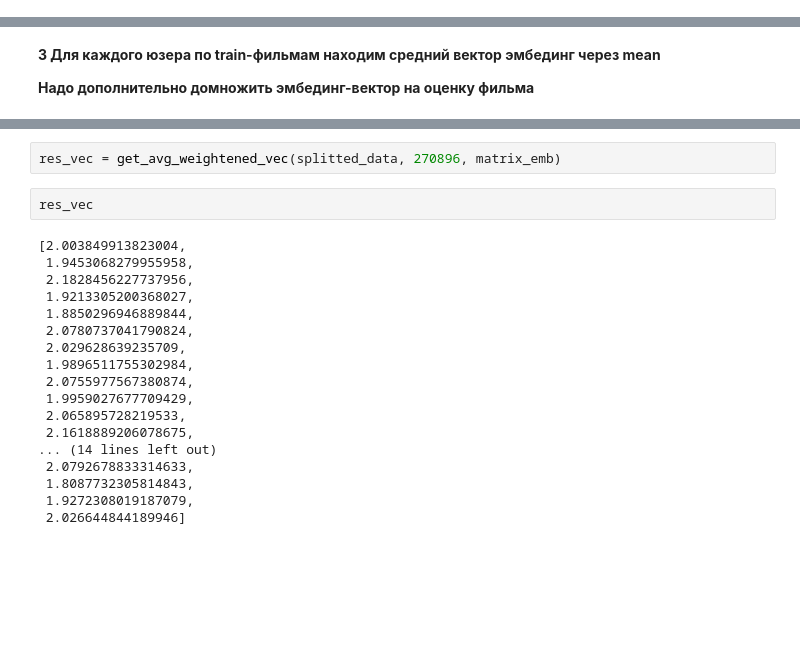
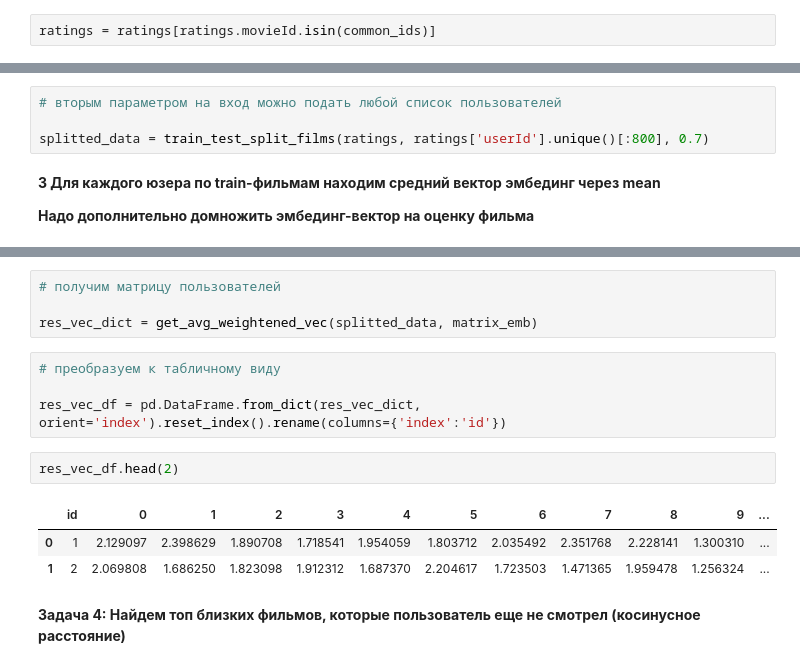
Before and after one commit to REU-DS-CLUB/RecSys-films, a Jupyter notebook: notebooks/artem_notebook.ipynb, the cells around one changed output, grey strips where cells are left out. Cells and saved outputs as stored; diff of their text form; blank space fills up the shorter version.

```diff
--- a/notebooks/artem_notebook.ipynb
+++ b/notebooks/artem_notebook.ipynb
@@ -101,0 +152,2 @@ ratings.sample(5)
+# %%
+ratings = ratings[ratings.movieId.isin(common_ids)]
@@ -145,3 +195,7 @@ splitted_data = train_test_split_films(ratings, 270896, 0.7)
+# %%
+# вторым параметром на вход можно подать любой список пользователей
+
+splitted_data = train_test_split_films(ratings, ratings['userId'].unique()[:800], 0.7)
 # %% [markdown]
 **3 Для каждого юзера по train-фильмам находим средний вектор эмбединг через mean**
 
@@ -177,22 +244,16 @@ def get_avg_weightened_vec(dict_name, user_id, movies_emb_df):
 # %%
-res_vec = get_avg_weightened_vec(splitted_data, 270896, matrix_emb)
+# получим матрицу пользователей
+
+res_vec_dict = get_avg_weightened_vec(splitted_data, matrix_emb)
-# %%
-res_vec
-# %% [output]
-[2.003849913823004,
- 1.9453068279955958,
- 2.1828456227737956,
- 1.9213305200368027,
- 1.8850296946889844,
- 2.0780737041790824,
- 2.029628639235709,
- 1.9896511755302984,
- 2.0755977567380874,
- 1.9959027677709429,
- 2.065895728219533,
- 2.1618889206078675,
-... (14 lines left out)
- 2.0792678833314633,
- 1.8087732305814843,
- 1.9272308019187079,
- 2.026644844189946]
+# %%
+# преобразуем к табличному виду
+
+res_vec_df = pd.DataFrame.from_dict(res_vec_dict, orient='index').reset_index().rename(columns={'index':'id'})
+# %%
+res_vec_df.head(2)
+# %% [output]
+|  | id | 0 | 1 | 2 | 3 | 4 | 5 | 6 | 7 | 8 | 9 | ... |
+| 0 | 1 | 2.129097 | 2.398629 | 1.890708 | 1.718541 | 1.954059 | 1.803712 | 2.035492 | 2.351768 | 2.228141 | 1.300310 | ... |
+| 1 | 2 | 2.069808 | 1.686250 | 1.823098 | 1.912312 | 1.687370 | 2.204617 | 1.723503 | 1.471365 | 1.959478 | 1.256324 | ... |
+# %% [markdown]
+**Задача 4: Найдем топ близких фильмов, которые пользователь еще не смотрел (косинусное расстояние)**
```
Also changed, not shown: parts of 62 cells of this notebook.
